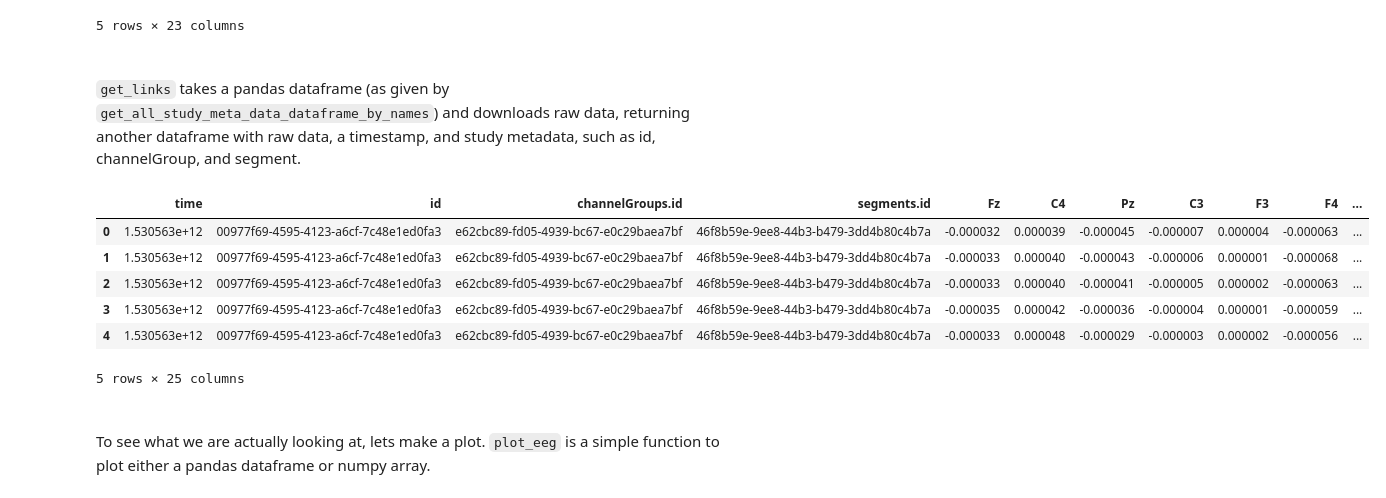
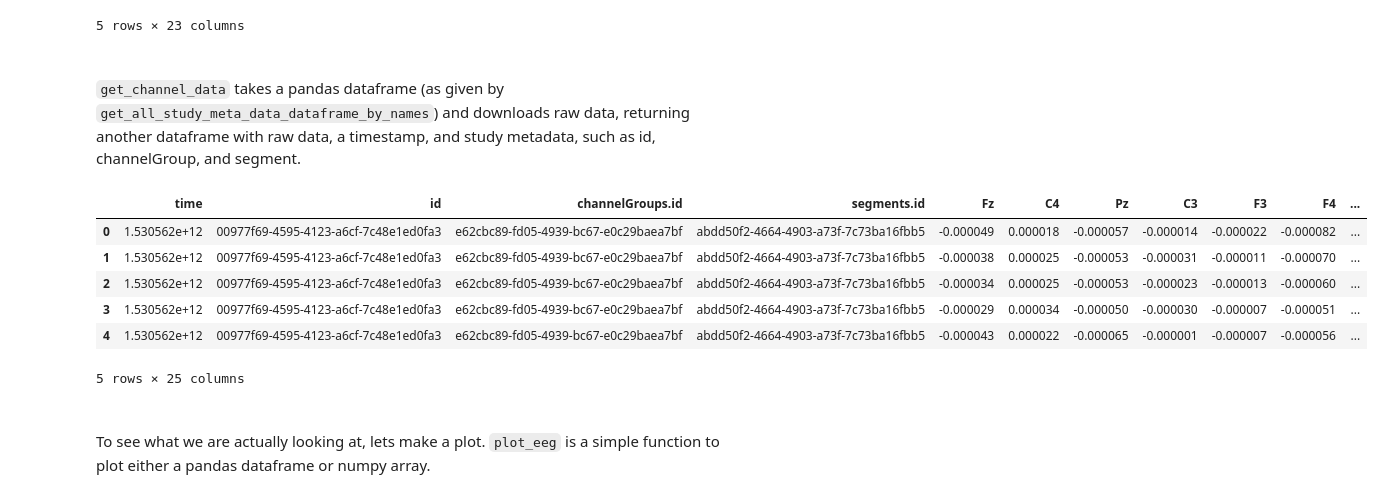
Before and after one commit to seermedical/seer-py, a Jupyter notebook: Examples/Example.ipynb, the cells around one changed output. Cells and saved outputs as stored; diff of their text form; code cells hidden in the pictures.

```diff
--- a/Examples/Example.ipynb
+++ b/Examples/Example.ipynb
@@ -63,17 +63,17 @@ eeg_metadata.head(5)
 5 rows × 23 columns
 # %% [markdown]
 ###
-`get_links` takes a pandas dataframe (as given by `get_all_study_meta_data_dataframe_by_names`) and downloads raw data, returning another dataframe with raw data, a timestamp, and study metadata, such as id, channelGroup, and segment.
+`get_channel_data` takes a pandas dataframe (as given by `get_all_study_meta_data_dataframe_by_names`) and downloads raw data, returning another dataframe with raw data, a timestamp, and study metadata, such as id, channelGroup, and segment.
 # %%
-data = client.get_links(eeg_metadata)
+data = client.get_channel_data(eeg_metadata)
 data.head()
 # %% [output]
 |  | time | id | channelGroups.id | segments.id | Fz | C4 | Pz | C3 | F3 | F4 | ... |
-| 0 | 1.530563e+12 | 00977f69-4595-4123-a6cf-7c48e1ed0fa3 | e62cbc89-fd05-4939-bc67-e0c29baea7bf | 46f8b59e-9ee8-44b3-b479-3dd4b80c4b7a | -0.000032 | 0.000039 | -0.000045 | -0.000007 | 0.000004 | -0.000063 | ... |
-| 1 | 1.530563e+12 | 00977f69-4595-4123-a6cf-7c48e1ed0fa3 | e62cbc89-fd05-4939-bc67-e0c29baea7bf | 46f8b59e-9ee8-44b3-b479-3dd4b80c4b7a | -0.000033 | 0.000040 | -0.000043 | -0.000006 | 0.000001 | -0.000068 | ... |
-| 2 | 1.530563e+12 | 00977f69-4595-4123-a6cf-7c48e1ed0fa3 | e62cbc89-fd05-4939-bc67-e0c29baea7bf | 46f8b59e-9ee8-44b3-b479-3dd4b80c4b7a | -0.000033 | 0.000040 | -0.000041 | -0.000005 | 0.000002 | -0.000063 | ... |
-| 3 | 1.530563e+12 | 00977f69-4595-4123-a6cf-7c48e1ed0fa3 | e62cbc89-fd05-4939-bc67-e0c29baea7bf | 46f8b59e-9ee8-44b3-b479-3dd4b80c4b7a | -0.000035 | 0.000042 | -0.000036 | -0.000004 | 0.000001 | -0.000059 | ... |
-| 4 | 1.530563e+12 | 00977f69-4595-4123-a6cf-7c48e1ed0fa3 | e62cbc89-fd05-4939-bc67-e0c29baea7bf | 46f8b59e-9ee8-44b3-b479-3dd4b80c4b7a | -0.000033 | 0.000048 | -0.000029 | -0.000003 | 0.000002 | -0.000056 | ... |
+| 0 | 1.530562e+12 | 00977f69-4595-4123-a6cf-7c48e1ed0fa3 | e62cbc89-fd05-4939-bc67-e0c29baea7bf | abdd50f2-4664-4903-a73f-7c73ba16fbb5 | -0.000049 | 0.000018 | -0.000057 | -0.000014 | -0.000022 | -0.000082 | ... |
+| 1 | 1.530562e+12 | 00977f69-4595-4123-a6cf-7c48e1ed0fa3 | e62cbc89-fd05-4939-bc67-e0c29baea7bf | abdd50f2-4664-4903-a73f-7c73ba16fbb5 | -0.000038 | 0.000025 | -0.000053 | -0.000031 | -0.000011 | -0.000070 | ... |
+| 2 | 1.530562e+12 | 00977f69-4595-4123-a6cf-7c48e1ed0fa3 | e62cbc89-fd05-4939-bc67-e0c29baea7bf | abdd50f2-4664-4903-a73f-7c73ba16fbb5 | -0.000034 | 0.000025 | -0.000053 | -0.000023 | -0.000013 | -0.000060 | ... |
+| 3 | 1.530562e+12 | 00977f69-4595-4123-a6cf-7c48e1ed0fa3 | e62cbc89-fd05-4939-bc67-e0c29baea7bf | abdd50f2-4664-4903-a73f-7c73ba16fbb5 | -0.000029 | 0.000034 | -0.000050 | -0.000030 | -0.000007 | -0.000051 | ... |
+| 4 | 1.530562e+12 | 00977f69-4595-4123-a6cf-7c48e1ed0fa3 | e62cbc89-fd05-4939-bc67-e0c29baea7bf | abdd50f2-4664-4903-a73f-7c73ba16fbb5 | -0.000043 | 0.000022 | -0.000065 | -0.000001 | -0.000007 | -0.000056 | ... |
 5 rows × 25 columns
 # %% [markdown]
 ####
```
Also changed, not shown: parts of 5 cells of this notebook, 3 other files.
